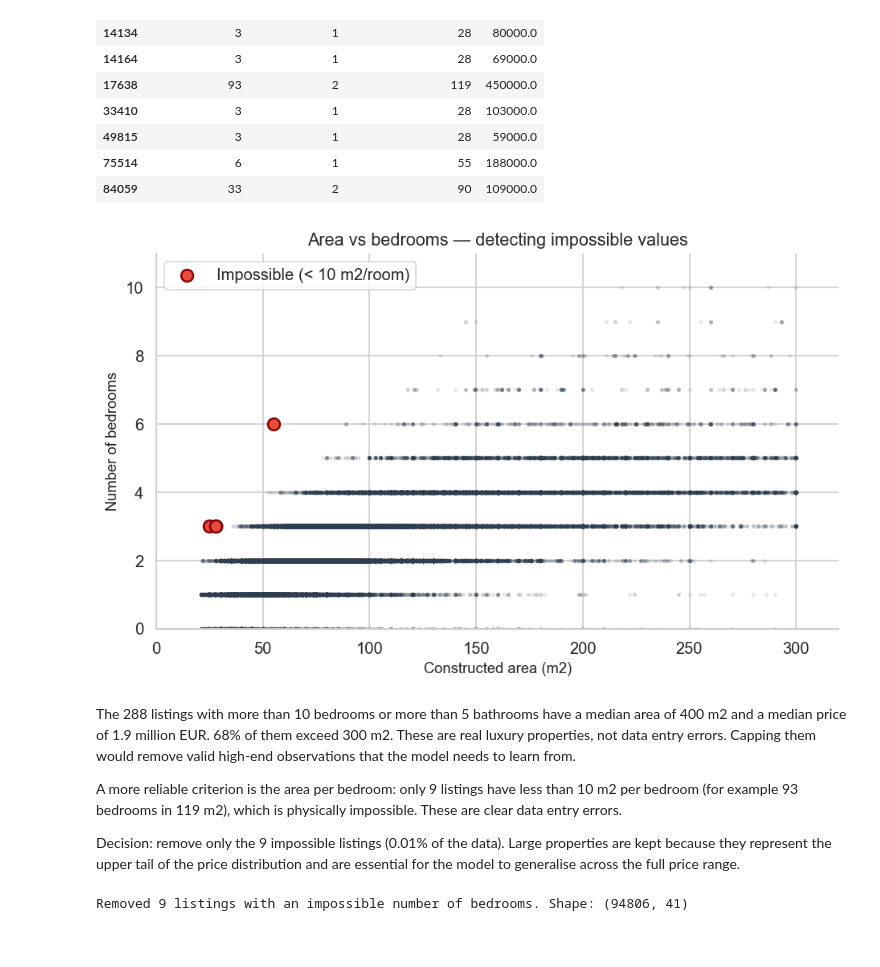
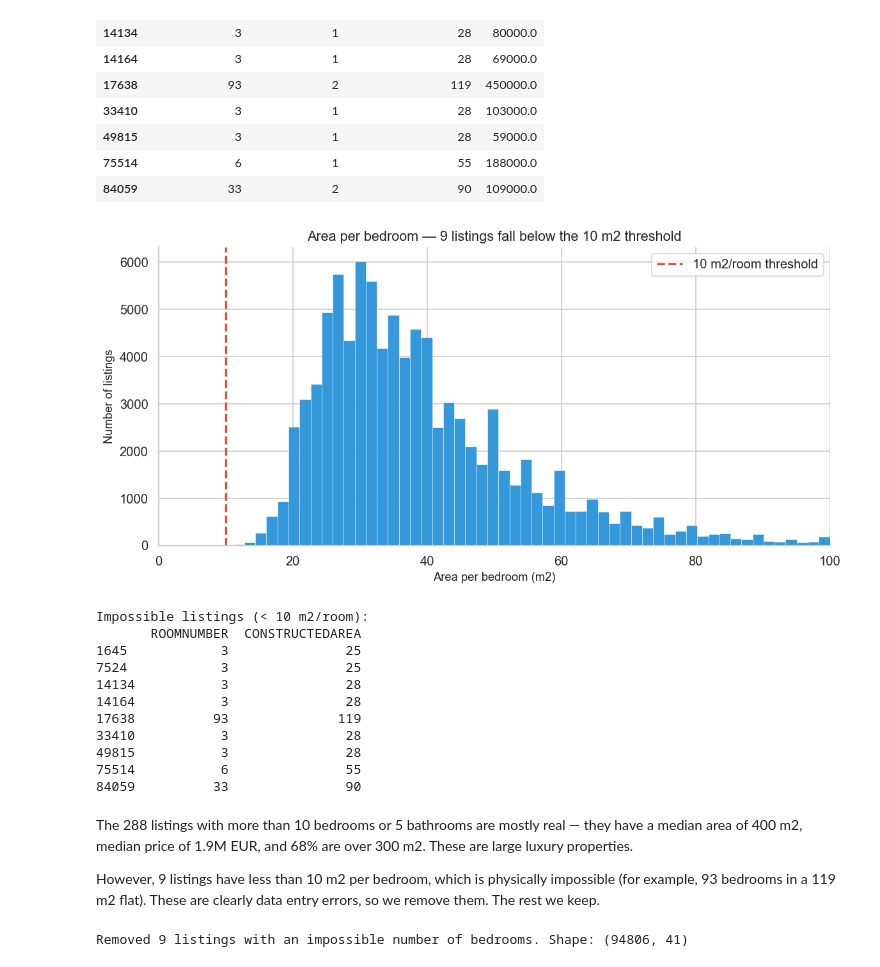
Before and after one commit to PabloMonteroRuiz/machine-learning-airbnb, a Jupyter notebook: notebooks/01_missing_and_erroneous_values.ipynb, the cells around one changed output. Saved outputs shown, nothing was run; the diff lists cells and outputs as text; code cells hidden in the pictures.

```diff
--- a/notebooks/01_missing_and_erroneous_values.ipynb
+++ b/notebooks/01_missing_and_erroneous_values.ipynb
@@ -267,31 +256,41 @@ Listings with less than 10 m2 per bedroom: 9
 | 75514 | 6 | 1 | 55 | 188000.0 |
 | 84059 | 33 | 2 | 90 | 109000.0 |
 # %%
-# Focus on the range where most data lives
-normal = df[(df["ROOMNUMBER"] <= 10) & (df["CONSTRUCTEDAREA"] <= 300)]
+# m2 per bedroom for each listing
+m2_per_room_series = df["CONSTRUCTEDAREA"] / df["ROOMNUMBER"].replace(0, np.nan)
 
-fig, ax = plt.subplots(figsize=(8, 5))
-ax.scatter(normal["CONSTRUCTEDAREA"], normal["ROOMNUMBER"], alpha=0.08, s=5, color="#2c3e50")
-ax.scatter(df.loc[impossible, "CONSTRUCTEDAREA"], df.loc[impossible, "ROOMNUMBER"],
-           color="#e74c3c", s=80, zorder=5, edgecolors="darkred", linewidths=1.5,
-           label="Impossible (< 10 m2/room)")
-ax.set_xlim(0, 320)
-ax.set_ylim(0, 11)
-ax.set_xlabel("Constructed area (m2)")
-ax.set_ylabel("Number of bedrooms")
-ax.set_title("Area vs bedrooms — detecting impossible values")
-ax.legend(frameon=True, loc="upper left")
+fig, ax = plt.subplots(figsize=(10, 5))
+valid_ratio = m2_per_room_series.dropna()
+ax.hist(valid_ratio[valid_ratio <= 100], bins=60, color="#3498db", edgecolor="white", linewidth=0.3)
+ax.axvline(10, color="#e74c3c", linestyle="--", lw=2, label="10 m2/room threshold")
+ax.set_xlim(0, 100)
+ax.set_xlabel("Area per bedroom (m2)")
+ax.set_ylabel("Number of listings")
+ax.set_title("Area per bedroom — 9 listings fall below the 10 m2 threshold")
+ax.legend(frameon=True)
 ax.spines[["top", "right"]].set_visible(False)
 plt.tight_layout()
 plt.show()
+
+print("Impossible listings (< 10 m2/room):")
+print(df.loc[impossible, ["ROOMNUMBER", "CONSTRUCTEDAREA"]].to_string())
 # %% [output]
-[figure, old version]
+[figure, new version]
+Impossible listings (< 10 m2/room):
+       ROOMNUMBER  CONSTRUCTEDAREA
+1645            3               25
+7524            3               25
+14134           3               28
+14164           3               28
+17638          93              119
+33410           3               28
+49815           3               28
+75514           6               55
+84059          33               90
 # %% [markdown]
-The 288 listings with more than 10 bedrooms or more than 5 bathrooms have a median area of 400 m2 and a median price of 1.9 million EUR. 68% of them exceed 300 m2. These are real luxury properties, not data entry errors. Capping them would remove valid high-end observations that the model needs to learn from.
+The 288 listings with more than 10 bedrooms or 5 bathrooms are mostly real — they have a median area of 400 m2, median price of 1.9M EUR, and 68% are over 300 m2. These are large luxury properties.
 
-A more reliable criterion is the area per bedroom: only 9 listings have less than 10 m2 per bedroom (for example 93 bedrooms in 119 m2), which is physically impossible. These are clear data entry errors.
-
-Decision: remove only the 9 impossible listings (0.01% of the data). Large properties are kept because they represent the upper tail of the price distribution and are essential for the model to generalise across the full price range.
+However, 9 listings have less than 10 m2 per bedroom, which is physically impossible (for example, 93 bedrooms in a 119 m2 flat). These are clearly data entry errors, so we remove them. The rest we keep.
 # %%
 n_before = len(df)
 df = df[~impossible]
```
Also changed, not shown: parts of 16 cells of this notebook, 4 other files.
